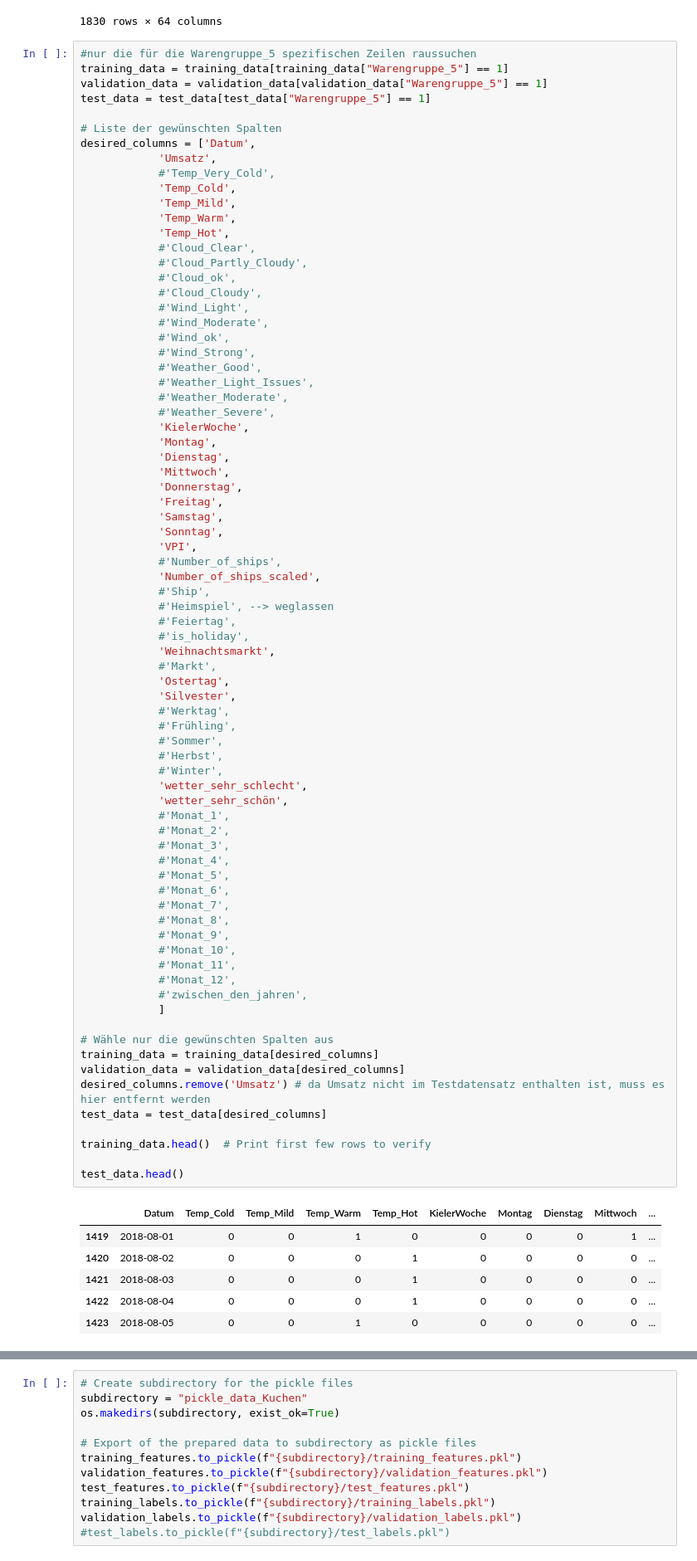
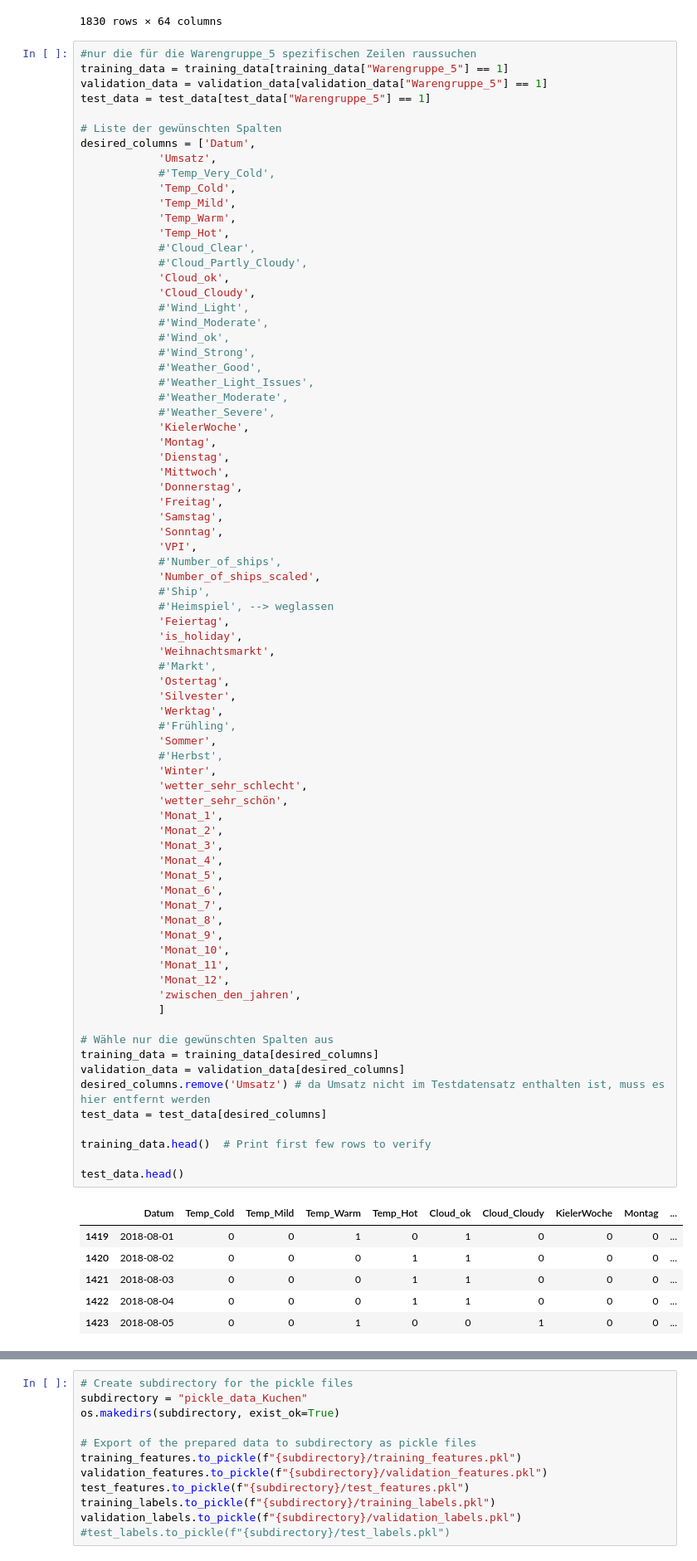
Before and after one commit to jul-mar/bakery_sales_prediction, a Jupyter notebook: 3_Model/01_Julius/03_model_tuner/Kuchen_Datenaufbereitung_NN_V2.ipynb, the cells around one changed output, grey strips where cells are left out. Shown at 83% size. Cells and saved outputs as stored; diff of their text form.

```diff
--- a/3_Model/01_Julius/03_model_tuner/Kuchen_Datenaufbereitung_NN_V2.ipynb
+++ b/3_Model/01_Julius/03_model_tuner/Kuchen_Datenaufbereitung_NN_V2.ipynb
@@ -39,8 +39,8 @@ desired_columns = ['Datum',
             'Temp_Hot',
             #'Cloud_Clear',
             #'Cloud_Partly_Cloudy',
-            #'Cloud_ok',
-            #'Cloud_Cloudy',
+            'Cloud_ok',
+            'Cloud_Cloudy',
             #'Wind_Light',
             #'Wind_Moderate',
             #'Wind_ok',
@@ -55,54 +55,54 @@ desired_columns = ['Datum',
             'Mittwoch',
             'Donnerstag',
             'Freitag',
             'Samstag',
             'Sonntag',
             'VPI',
             #'Number_of_ships',
             'Number_of_ships_scaled',
             #'Ship',
             #'Heimspiel', --> weglassen
-            #'Feiertag',
-            #'is_holiday',
+            'Feiertag',
+            'is_holiday',
             'Weihnachtsmarkt',
             #'Markt',
             'Ostertag',
             'Silvester',
-            #'Werktag',
+            'Werktag',
             #'Frühling',
-            #'Sommer',
+            'Sommer',
             #'Herbst',
-            #'Winter',
+            'Winter',
             'wetter_sehr_schlecht',
             'wetter_sehr_schön',
-            #'Monat_1',
-            #'Monat_2',
-            #'Monat_3',
-            #'Monat_4',
-            #'Monat_5',
-            #'Monat_6',
-            #'Monat_7',
-            #'Monat_8',
-            #'Monat_9',
-            #'Monat_10',
-            #'Monat_11',
-            #'Monat_12',
-            #'zwischen_den_jahren',
+            'Monat_1',
+            'Monat_2',
+            'Monat_3',
+            'Monat_4',
+            'Monat_5',
+            'Monat_6',
+            'Monat_7',
+            'Monat_8',
+            'Monat_9',
+            'Monat_10',
+            'Monat_11',
+            'Monat_12',
+            'zwischen_den_jahren',
             ]
 
 # Wähle nur die gewünschten Spalten aus
 training_data = training_data[desired_columns]
 validation_data = validation_data[desired_columns]
 desired_columns.remove('Umsatz') # da Umsatz nicht im Testdatensatz enthalten ist, muss es hier entfernt werden
 test_data = test_data[desired_columns]
 
 training_data.head()  # Print first few rows to verify
 
 test_data.head()
 # %% [output]
-|  | Datum | Temp_Cold | Temp_Mild | Temp_Warm | Temp_Hot | KielerWoche | Montag | Dienstag | Mittwoch | ... |
-| 1419 | 2018-08-01 | 0 | 0 | 1 | 0 | 0 | 0 | 0 | 1 | ... |
-| 1420 | 2018-08-02 | 0 | 0 | 0 | 1 | 0 | 0 | 0 | 0 | ... |
-| 1421 | 2018-08-03 | 0 | 0 | 0 | 1 | 0 | 0 | 0 | 0 | ... |
-| 1422 | 2018-08-04 | 0 | 0 | 0 | 1 | 0 | 0 | 0 | 0 | ... |
-| 1423 | 2018-08-05 | 0 | 0 | 1 | 0 | 0 | 0 | 0 | 0 | ... |
+|  | Datum | Temp_Cold | Temp_Mild | Temp_Warm | Temp_Hot | Cloud_ok | Cloud_Cloudy | KielerWoche | Montag | ... |
+| 1419 | 2018-08-01 | 0 | 0 | 1 | 0 | 1 | 0 | 0 | 0 | ... |
+| 1420 | 2018-08-02 | 0 | 0 | 0 | 1 | 1 | 0 | 0 | 0 | ... |
+| 1421 | 2018-08-03 | 0 | 0 | 0 | 1 | 1 | 0 | 0 | 0 | ... |
+| 1422 | 2018-08-04 | 0 | 0 | 0 | 1 | 1 | 0 | 0 | 0 | ... |
+| 1423 | 2018-08-05 | 0 | 0 | 1 | 0 | 0 | 1 | 0 | 0 | ... |
```
Also changed, not shown: parts of 2 cells of this notebook, 3 other files.
